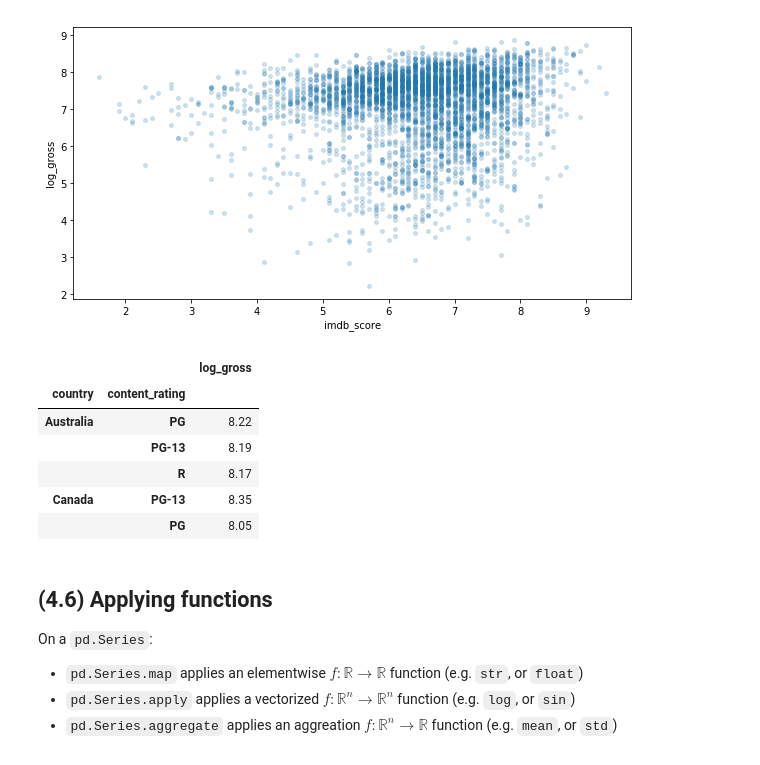
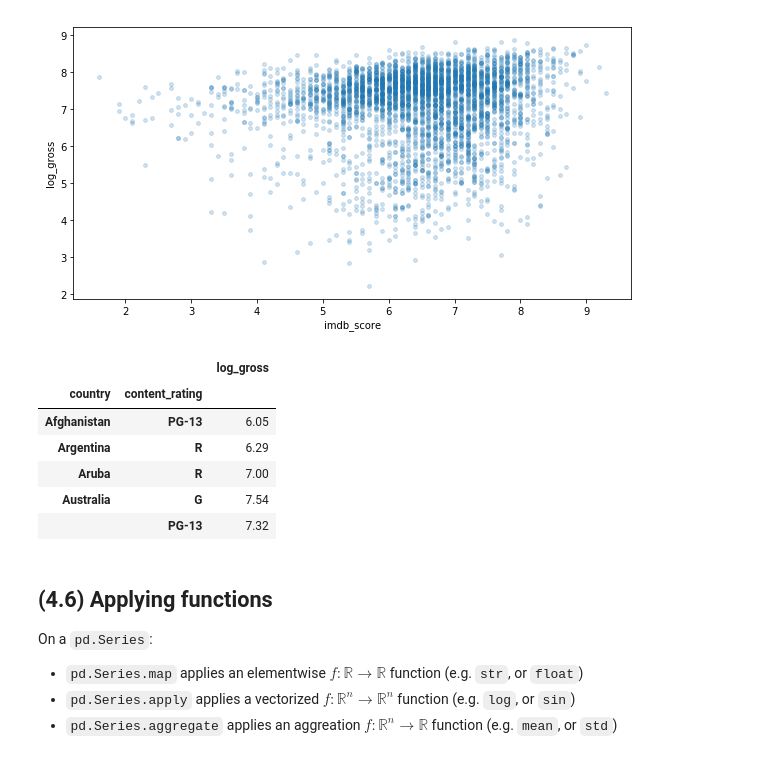
Before and after one commit to LowellWinston/awesome-pandas, a Jupyter notebook: tutorial/Tutorial.ipynb, the cells around one changed output. Drawn from its saved outputs; the diff is of its cells as text; code cells hidden in the pictures.

```diff
--- a/tutorial/Tutorial.ipynb
+++ b/tutorial/Tutorial.ipynb
@@ -376,7 +387,7 @@ df.drop_duplicates(subset=None).shape  # Use df[df.duplicated()] to see rows
 # %% [output]
 (4920, 6)
 # %%
-df = df.dropna(axis=0, how='any')
+df = df.dropna(axis=0, how='any').drop_duplicates(subset=None)
 # %% [markdown]
 ## (3.3) Unique values, value counts and sorting
 # %%
@@ -649,28 +659,28 @@ temp.plot.scatter(x='imdb_score', y='log_gross', alpha=0.2, s=15, figsize=(10, 5
 # %%
 # Assign new columns to a DataFrame, returning a new object
 # (a copy) with the new columns added to the original ones.
 (temp.assign(log_gross=lambda df:df.gross.apply(np.log10))).head()
 
 # One advantage is that method chaining can be used
 (temp
      .assign(log_gross=lambda df:df.gross.apply(np.log10)) # Create a new column
-     .loc[lambda df:df.log_gross > 8, ['country', 'content_rating', 'log_gross']] # Filter
+     .loc[:, ['country', 'content_rating', 'log_gross']] # Filter
      .groupby(['country', 'content_rating']) # Group by and mean
      .mean()
      .reset_index() # Reset the index to sort
      .sort_values(['country', 'log_gross'], ascending=[True, False]) # Sort the results
      .set_index(['country', 'content_rating']) # Re-index
      .assign(log_gross=lambda df:df.log_gross.round(2)) # Re-define the column and round it
      .head(5)
 )
 # %% [output]
 |  |  | log_gross |
 | country | content_rating |  |
-| Australia | PG | 8.22 |
-|  | PG-13 | 8.19 |
-|  | R | 8.17 |
-| Canada | PG-13 | 8.35 |
-|  | PG | 8.05 |
+| Afghanistan | PG-13 | 6.05 |
+| Argentina | R | 6.29 |
+| Aruba | R | 7.00 |
+| Australia | G | 7.54 |
+|  | PG-13 | 7.32 |
 # %% [markdown]
 ## (4.6) Applying functions
 
```
Also changed, not shown: parts of 25 cells of this notebook.
